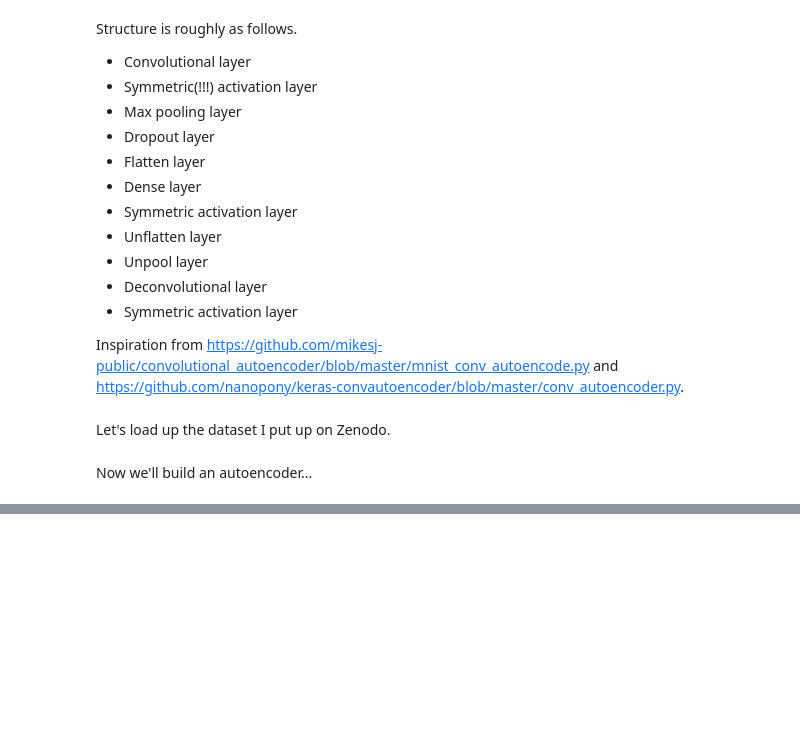
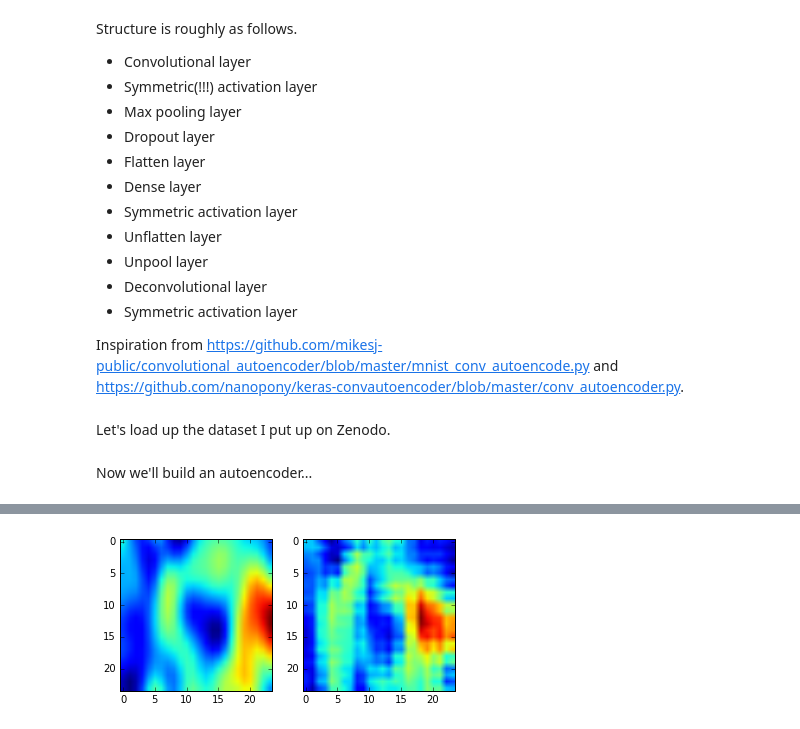
Before and after one commit to chengsoonong/crowdastro, a Jupyter notebook: notebooks/52_conv_autoencoder.ipynb, the cells around one changed output, grey strips where cells are left out. Drawn from its saved outputs; the diff is of its cells as text; code cells hidden in the pictures; blank space fills up the shorter version.

```diff
--- a/notebooks/52_conv_autoencoder.ipynb
+++ b/notebooks/52_conv_autoencoder.ipynb
@@ -24,7 +24,7 @@ Let's load up the dataset I put up on Zenodo.
 import h5py, numpy
 
 with h5py.File('../data/dataset.h5', 'r') as f:
-    features = f['features'][:, :32 * 32]
+    features = f['features'][:, -32 * 32:]
 # %% [markdown]
 Now we'll build an autoencoder...
 # %%
@@ -75,6 +75,7 @@ model.add(core.Flatten())
 # Decoder.
 model.add(core.Reshape((n_filters, conv_out_size, conv_out_size)))
 model.add(conv.UpSampling2D(size=(pool_size, pool_size)))
+model.add(core.Activation('tanh'))
 model.add(conv.ZeroPadding2D(padding=(conv_size - 1, conv_size - 1)))
 deconv = conv.Convolution2D(n_filters, conv_size, conv_size,
                             border_mode='valid')
@@ -84,5 +85,5 @@ model.add(Sum())
 model.compile(loss='mse', optimizer='adadelta')
 # %%
 images = features.reshape((-1, patch_size, patch_size))
-model.fit(images[:1000].reshape((-1, 1, patch_size, patch_size)), images[:1000])
+model.fit(images[:100].reshape((-1, 1, patch_size, patch_size)), images[:100], nb_epoch=1000)
 # %% [output]
@@ -89,0 +107,12 @@ Epoch 1/10
+# %%
+import matplotlib.pyplot as plt
+%matplotlib inline
+
+i = 100
+plt.subplot(1, 2, 1)
+plt.imshow(images[i, 4:-4, 4:-4])
+plt.subplot(1, 2, 2)
+plt.imshow(model.predict(images[i].reshape((-1, 1, 32, 32)))[0, 4:-4, 4:-4])
+plt.show()
+# %% [output]
+[figure, added]
```
Also changed, not shown: parts of 1 cell of this notebook.
